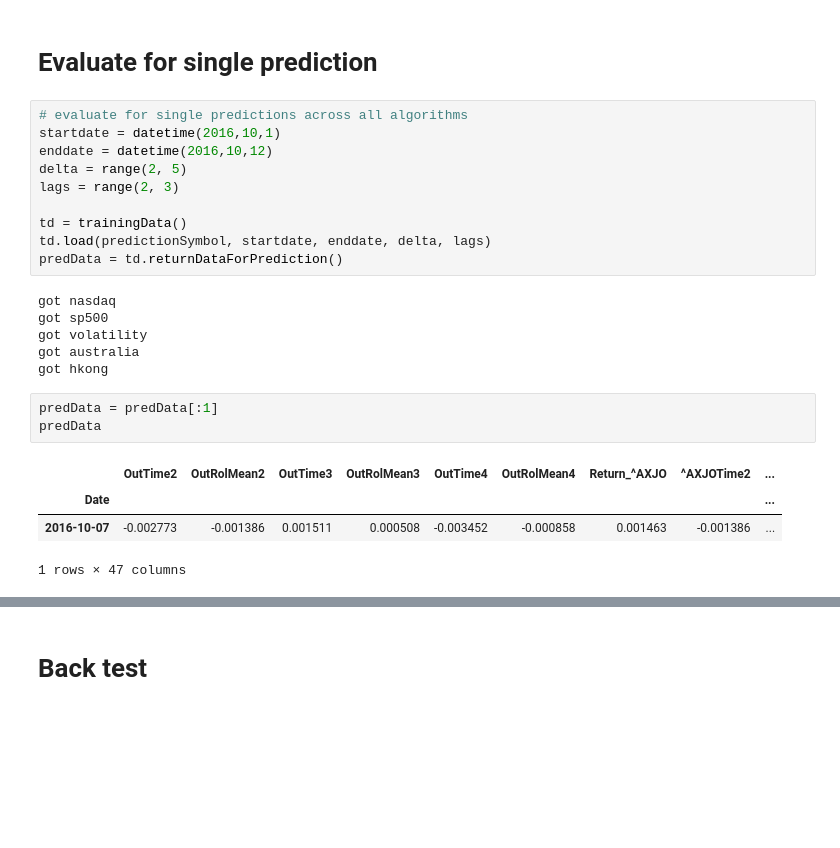
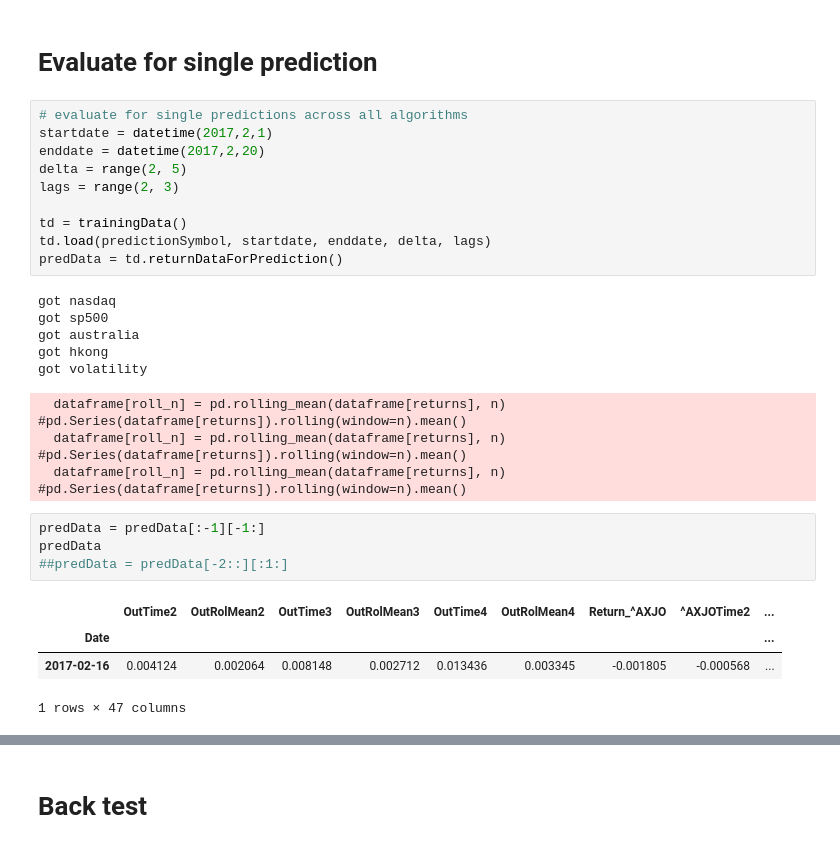
Before and after one commit to davefellows/stockmarket-predictor, a Jupyter notebook: stockmarket-predictor.ipynb, the cells around one changed output, grey strips where cells are left out. Drawn from its saved outputs; the diff is of its cells as text; blank space fills up the shorter version.

```diff
--- a/stockmarket-predictor.ipynb
+++ b/stockmarket-predictor.ipynb
@@ -73,8 +80,8 @@ MLP = 0.641025641026
 # Evaluate for single prediction
 # %%
 # evaluate for single predictions across all algorithms
-startdate = datetime(2016,10,1)
-enddate = datetime(2016,10,12)
+startdate = datetime(2017,2,1)
+enddate = datetime(2017,2,20)
 delta = range(2, 5)
 lags = range(2, 3)
 
@@ -84,14 +91,18 @@ predData = td.returnDataForPrediction()
 # %% [output]
 got nasdaq
 got sp500
-got volatility
 got australia
 got hkong
+got volatility
+  dataframe[roll_n] = pd.rolling_mean(dataframe[returns], n) #pd.Series(dataframe[returns]).rolling(window=n).mean()
+  dataframe[roll_n] = pd.rolling_mean(dataframe[returns], n) #pd.Series(dataframe[returns]).rolling(window=n).mean()
+  dataframe[roll_n] = pd.rolling_mean(dataframe[returns], n) #pd.Series(dataframe[returns]).rolling(window=n).mean()
 # %%
-predData = predData[:1]
+predData = predData[:-1][-1:]
 predData
+##predData = predData[-2::][:1:]
 # %% [output]
 |  | OutTime2 | OutRolMean2 | OutTime3 | OutRolMean3 | OutTime4 | OutRolMean4 | Return_^AXJO | ^AXJOTime2 | ... |
 | Date |  |  |  |  |  |  |  |  | ... |
-| 2016-10-07 | -0.002773 | -0.001386 | 0.001511 | 0.000508 | -0.003452 | -0.000858 | 0.001463 | -0.001386 | ... |
+| 2017-02-16 | 0.004124 | 0.002064 | 0.008148 | 0.002712 | 0.013436 | 0.003345 | -0.001805 | -0.000568 | ... |
 1 rows × 47 columns
```
Also changed, not shown: parts of 8 cells of this notebook, 6 other files.
